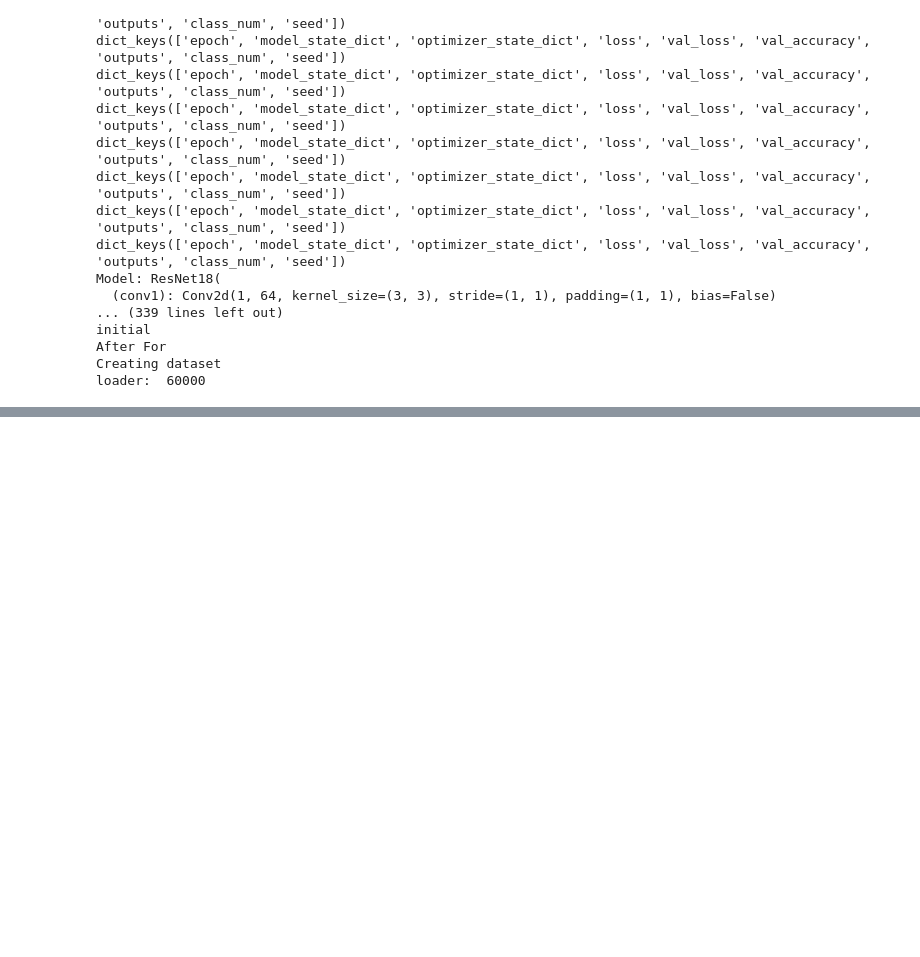
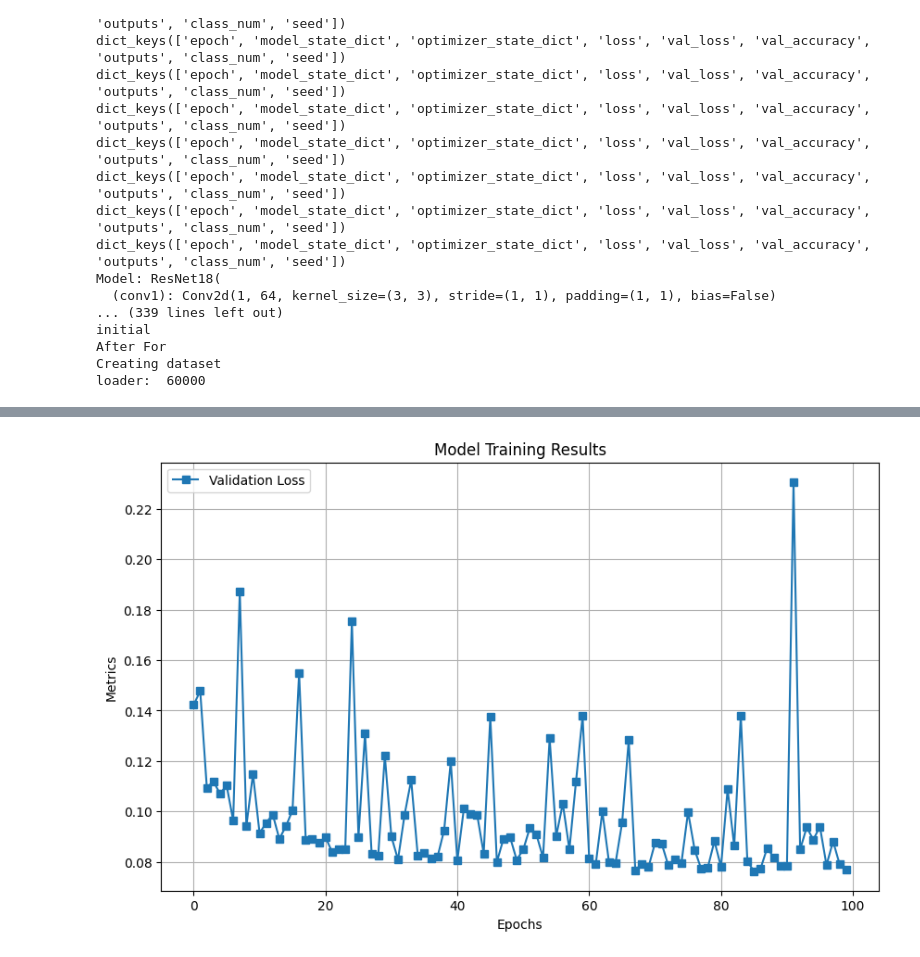
Before and after one commit to Deepikach025/Project_Classification, a Jupyter notebook: multiClassifier.ipynb, the cells around one changed output, grey strips where cells are left out. Cells and saved outputs as stored; diff of their text form; code cells hidden in the pictures; blank space fills up the shorter version.

```diff
--- a/multiClassifier.ipynb
+++ b/multiClassifier.ipynb
@@ -743,0 +779,24 @@ loader:  60000
+# %%
+val_loss = checkpoint.get('val_loss', [])  # Validation loss
+
+# Check if data is valid
+if not isinstance(epochs, list):
+    epochs = list(range(1, len(val_loss) + 1))  # Generate epoch numbers if not stored
+
+# Plot results
+plt.figure(figsize=(10, 6))
+
+# Plot validation loss
+plt.plot(epochs, val_loss, label='Validation Loss', marker='s')
+
+# Customize the plot
+plt.title("Model Training Results")
+plt.xlabel("Epochs")
+plt.ylabel("Metrics")
+plt.legend()
+plt.grid(True)
+
+# Show the plot
+plt.show()
+# %% [output]
+[figure, added]
```
Also changed, not shown: parts of 4 cells of this notebook.
